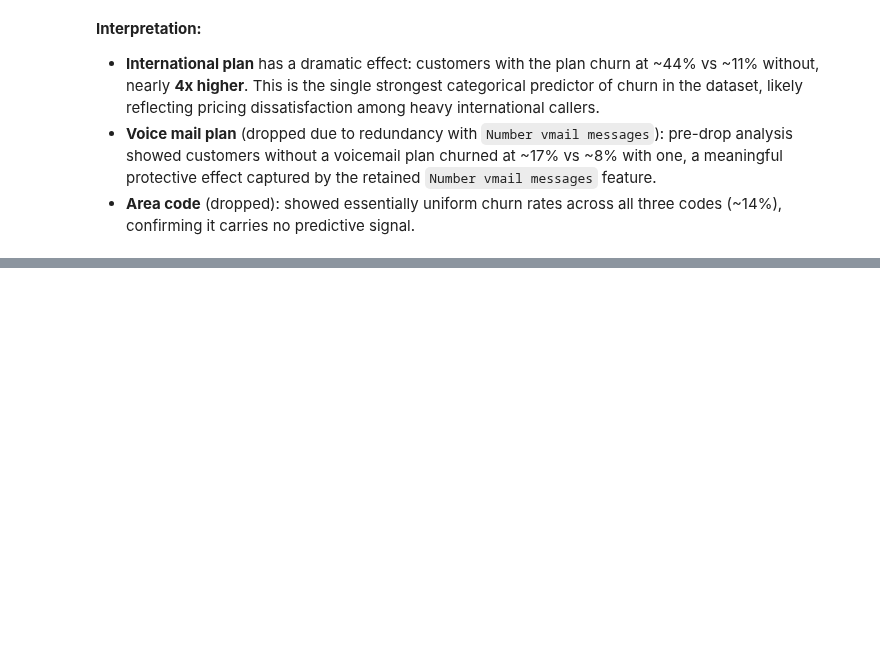
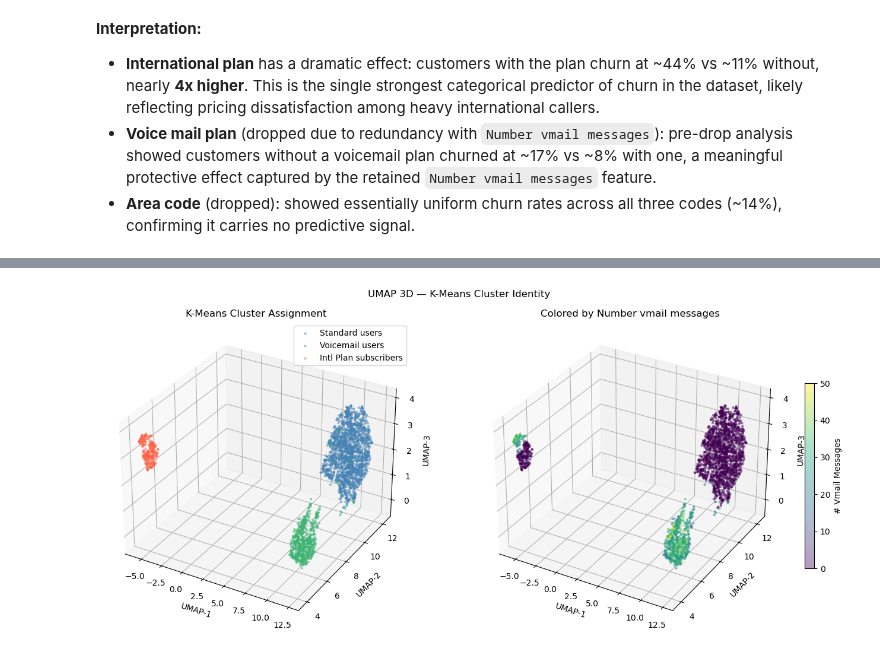
Before and after one commit to euph00/kddm_proj, a Jupyter notebook: project.ipynb, the cells around one changed output, grey strips where cells are left out. Drawn from its saved outputs; the diff is of its cells as text; code cells hidden in the pictures; blank space fills up the shorter version.

```diff
--- a/project.ipynb
+++ b/project.ipynb
@@ -332,0 +426,38 @@ plt.show()
+# %%
+# Identify which cluster is which based on feature means
+means = train.assign(Cluster=km_labels).groupby('Cluster')[['International plan', 'Number vmail messages']].mean()
+intl_cluster = means['International plan'].idxmax()
+vmail_cluster = means.drop(intl_cluster)['Number vmail messages'].idxmax()
+standard_cluster = [k for k in range(optimal_k) if k not in [intl_cluster, vmail_cluster]][0]
+
+cluster_names = {intl_cluster: 'Intl Plan subscribers', vmail_cluster: 'Voicemail users', standard_cluster: 'Standard users'}
+cluster_colors = {intl_cluster: 'tomato', vmail_cluster: 'mediumseagreen', standard_cluster: 'steelblue'}
+
+fig = plt.figure(figsize=(14, 6))
+
+ax1 = fig.add_subplot(121, projection='3d')
+for k in range(optimal_k):
+    mask = km_labels == k
+    ax1.scatter(X_umap[mask, 0], X_umap[mask, 1], X_umap[mask, 2],
+                c=cluster_colors[k], alpha=0.4, s=5, label=cluster_names[k])
+ax1.set_title('K-Means Cluster Assignment')
+ax1.set_xlabel('UMAP-1')
+ax1.set_ylabel('UMAP-2')
+ax1.set_zlabel('UMAP-3')
+ax1.legend()
+
+ax2 = fig.add_subplot(122, projection='3d')
+vmail_vals = train['Number vmail messages'].values
+sc = ax2.scatter(X_umap[:, 0], X_umap[:, 1], X_umap[:, 2],
+                 c=vmail_vals, cmap='viridis', alpha=0.4, s=5)
+plt.colorbar(sc, ax=ax2, label='# Vmail Messages', shrink=0.6)
+ax2.set_title('Colored by Number vmail messages')
+ax2.set_xlabel('UMAP-1')
+ax2.set_ylabel('UMAP-2')
+ax2.set_zlabel('UMAP-3')
+
+plt.suptitle('UMAP 3D — K-Means Cluster Identity')
+plt.tight_layout()
+plt.show()
+# %% [output]
+[figure, added]
```
Also changed, not shown: parts of 13 cells of this notebook.
